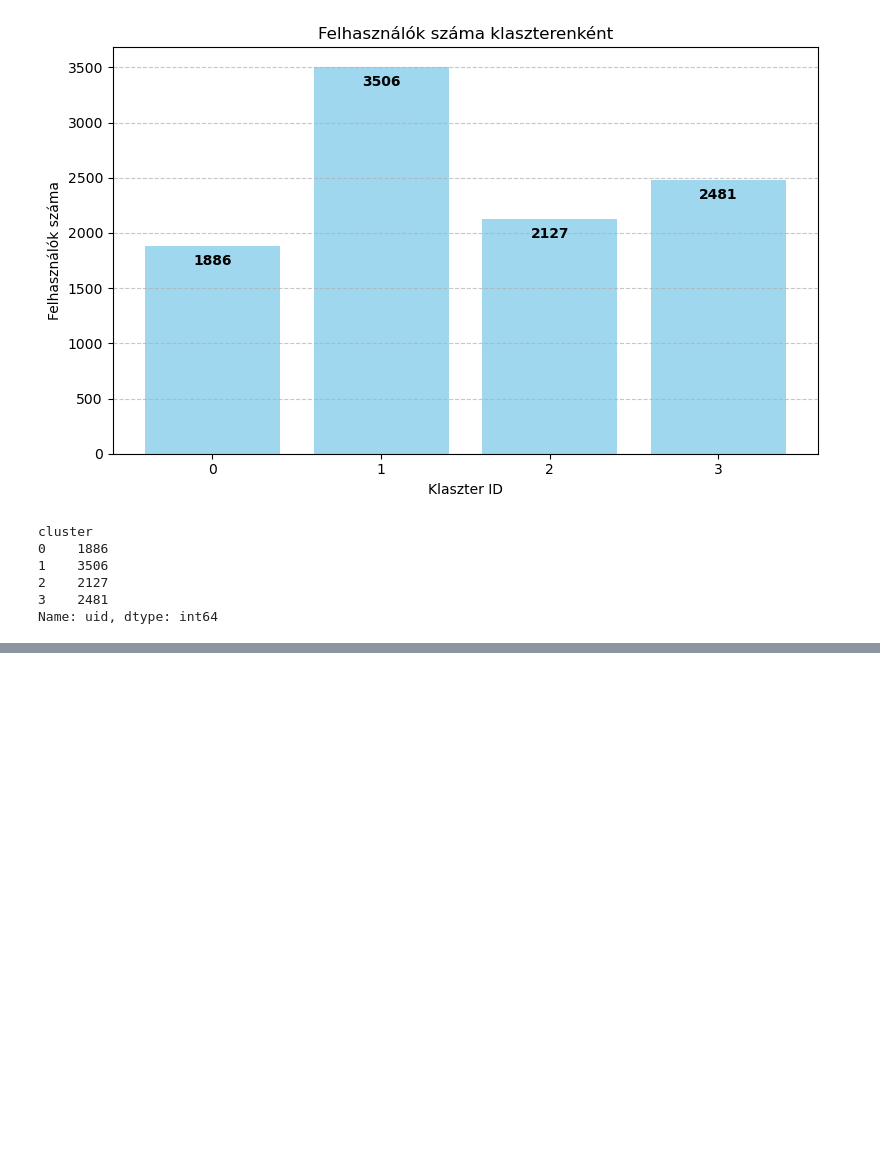
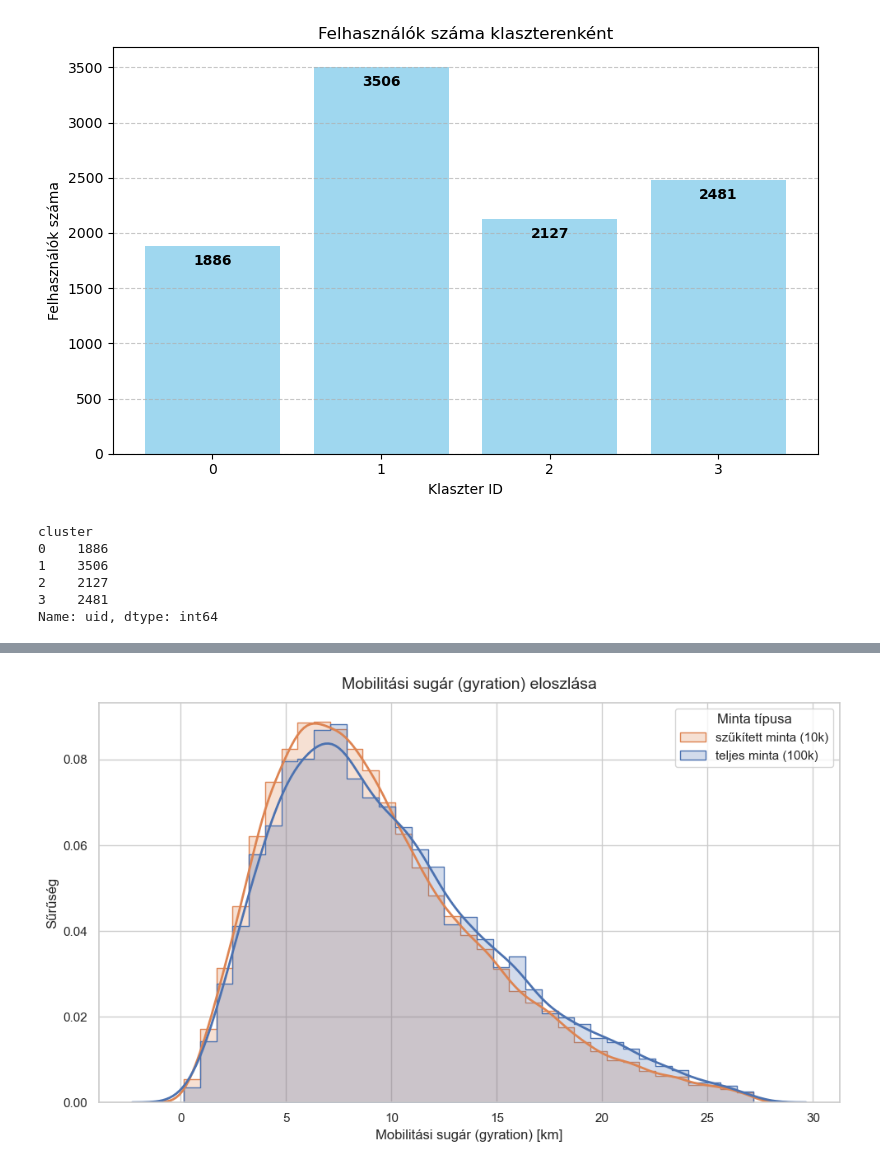
Before and after one commit to BJanka2000/Szakdolgozat-2025, a Jupyter notebook: adatelemzes.ipynb, the cells around one changed output, grey strips where cells are left out. Drawn from its saved outputs; the diff is of its cells as text; code cells hidden in the pictures; blank space fills up the shorter version.

```diff
--- a/adatelemzes.ipynb
+++ b/adatelemzes.ipynb
@@ -307,0 +425,42 @@ Name: uid, dtype: int64
+# %%
+import matplotlib.pyplot as plt
+import seaborn as sns
+
+sns.set_style("whitegrid")
+
+tmp = plot_df[plot_df["metric"] == "radius_of_gyration"].copy()
+upper = tmp["value"].quantile(0.99)
+tmp = tmp[tmp["value"] <= upper]
+
+plt.figure(figsize=(10, 6))
+
+sns.histplot(
+    data=tmp,
+    x="value",
+    hue="sample_type",
+    stat="density",  # sűrűség skála
+    bins=35,
+    element="step",
+    alpha=0.25,
+    common_norm=False    # ne normálja össze a két mintát
+)
+
+# KDE-görbe (sűrűségbecslés)
+sns.kdeplot(
+    data=tmp,
+    x="value",
+    hue="sample_type",
+    common_norm=False,
+    lw=2
+)
+
+plt.title("Mobilitási sugár (gyration) eloszlása", fontsize=14, pad=12)
+plt.xlabel("Mobilitási sugár (gyration) [km]", fontsize=12)
+plt.ylabel("Sűrűség", fontsize=12)
+
+# jelmagyarázat
+plt.legend(title="Minta típusa", labels=["szűkített minta (10k)", "teljes minta (100k)"])
+plt.tight_layout()
+plt.show()
+# %% [output]
+[figure, added]
```
Also changed, not shown: parts of 3 cells of this notebook, 1 other file.
